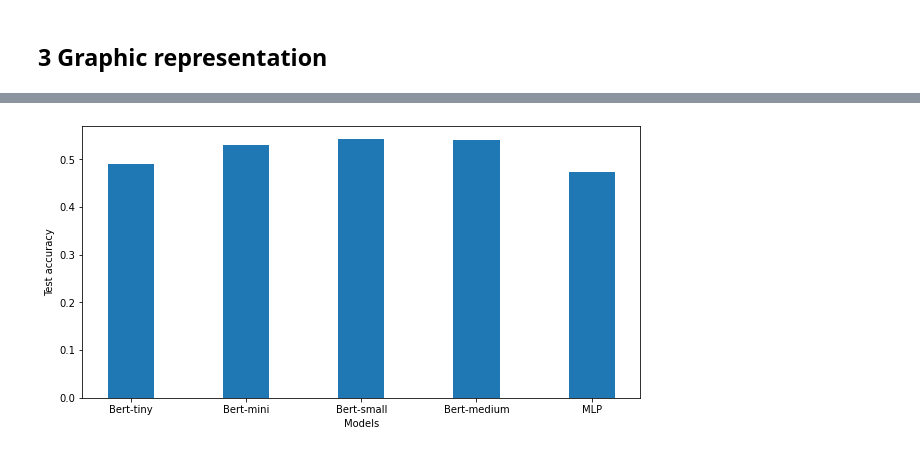
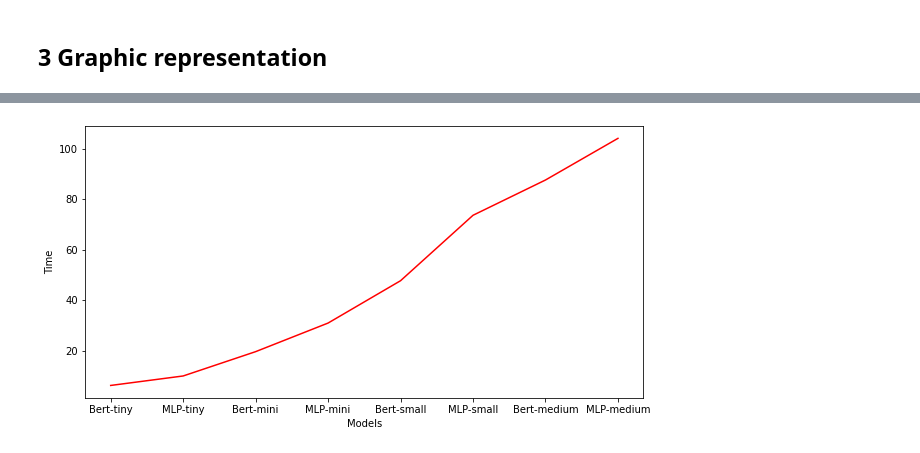
Before and after one commit to hugofavre1/NLP_intent_classification, a Jupyter notebook: Code_NLP_Favre_Fabre-Verdure.ipynb, the cells around one changed output, grey strips where cells are left out. Cells and saved outputs as stored; diff of their text form; code cells hidden in the pictures.

```diff
--- a/Code_NLP_Favre_Fabre-Verdure.ipynb
+++ b/Code_NLP_Favre_Fabre-Verdure.ipynb
@@ -686,18 +704,22 @@ Epoch 2: train loss = 2.3317, validation accuracy for maptask = 0.2669, test acc
 # %%
-import pandas as pd
-import numpy as np
-import matplotlib.pyplot as plt
+data = [['Bert-tiny', 0.48975,6.2737],
+        ['MLP-tiny', 0.491, 10.0225 ],
+        ['Bert-mini', 0.529375,19.6437],
+        ['MLP-mini', 0.4887, 30.9587 ],
+        ['Bert-small', 0.54285,47.7087],
+        ['MLP-small', 0.5367, 73.59625 ],
+        ['Bert-medium', 0.53985,  87.55],
+        ['MLP-medium', 0.54115, 104.0275 ]
+        ]
 
-data = [['Bert-tiny', 0.48975,6.2737], ['Bert-mini', 0.529375,19.6437], ['Bert-small', 0.54285,47.7087], ['Bert-medium', 0.53985,  87.55],['MLP', 0.4744,  6.695]]
 df = pd.DataFrame(data, columns=['Model', 'Test accuracy','Time'])
 
+#plot
 fig = plt.figure(figsize = (10, 5))
-
-# creating the bar plot
-plt.bar(df['Model'], df['Test accuracy'],width = 0.4)
+plt.plot(df['Model'], df['Time'], color='r')
 plt.xlabel("Models")
-plt.ylabel("Test accuracy")
-plt.savefig('graph.png')
+plt.ylabel("Time")
+plt.savefig('graph_time.png')
 plt.show()
 # %% [output]
-[figure, old version]
+[figure, new version]
```
Also changed, not shown: parts of 4 cells of this notebook.
